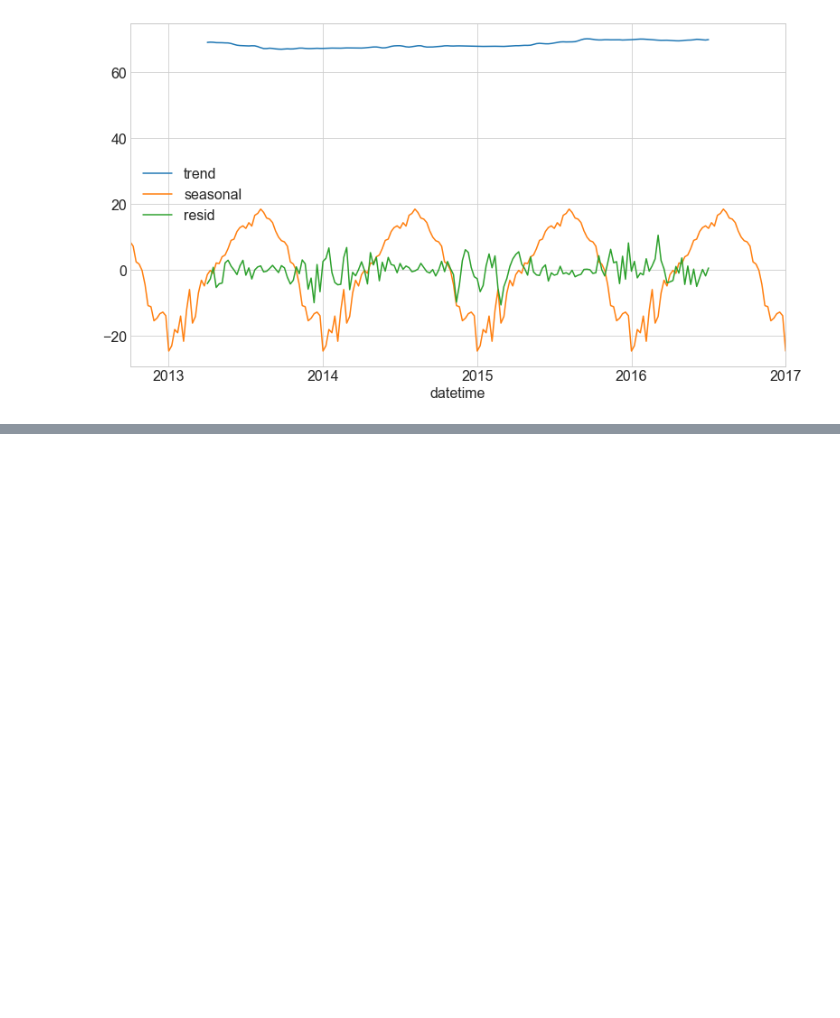
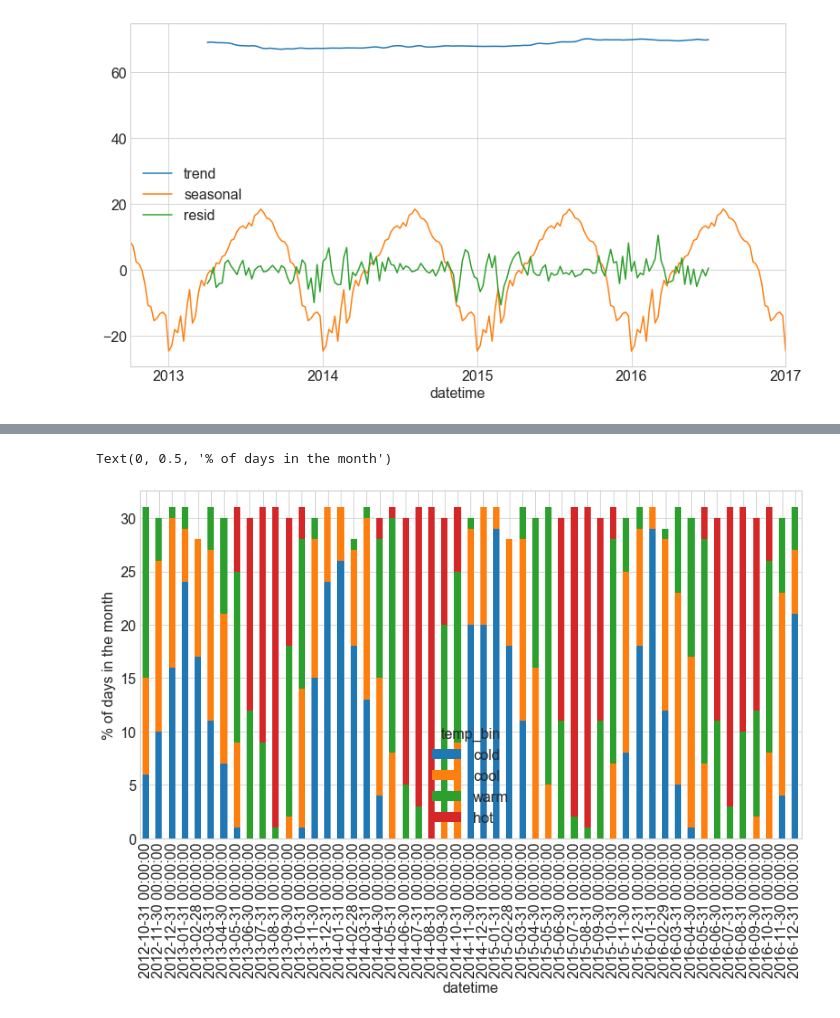
Before and after one commit to george887/time-series-exercises, a Jupyter notebook: time_series_eda_walkthru.ipynb, the cells around one changed output, grey strips where cells are left out. Cells and saved outputs as stored; diff of their text form; code cells hidden in the pictures; blank space fills up the shorter version.

```diff
--- a/time_series_eda_walkthru.ipynb
+++ b/time_series_eda_walkthru.ipynb
@@ -437,0 +528,13 @@ decomposition.iloc[:, 1:].plot()
+# %%
+(train.groupby('temp_bin')
+ .resample('M')
+ .size()
+ .unstack(0)
+ .fillna(0)
+ .astype(int)
+ .plot.bar(stacked=True)
+)
+plt.ylabel('% of days in the month')
+# %% [output]
+Text(0, 0.5, '% of days in the month')
+[figure, added]
```
Also changed, not shown: parts of 14 cells of this notebook, 1 other file.
